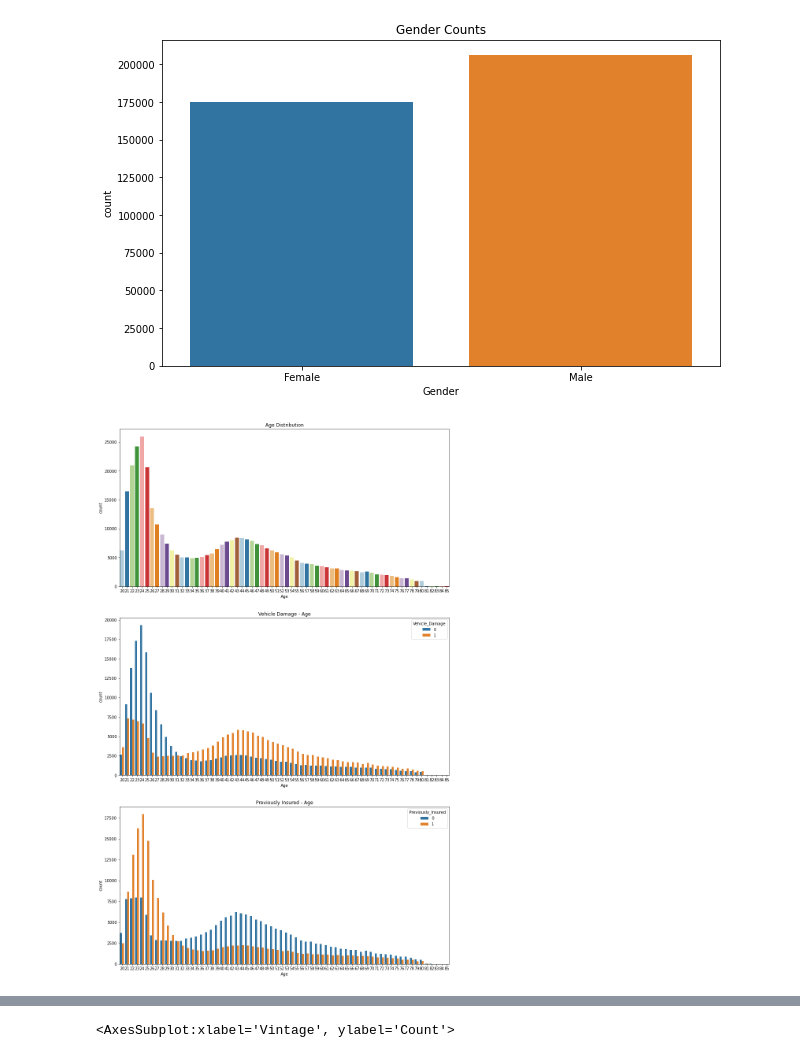
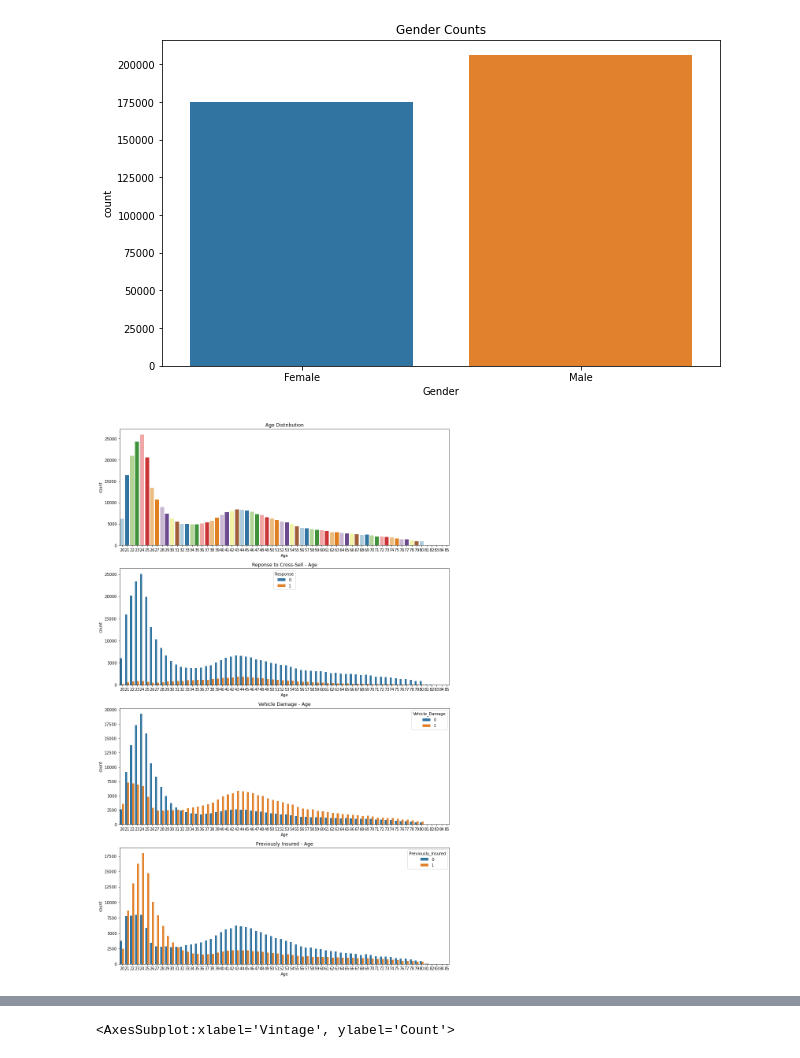
Before and after one commit to emperorner0/Auto_Insurance_Cross_Sell, a Jupyter notebook: Project_3.ipynb, the cells around one changed output, grey strips where cells are left out. Saved outputs shown, nothing was run; the diff lists cells and outputs as text; code cells hidden in the pictures.

```diff
--- a/Project_3.ipynb
+++ b/Project_3.ipynb
@@ -344,16 +344,18 @@ fig.show()
 # %% [output]
 [figure]
 # %%
-fig, ax =plt.subplots(3,1,figsize=(15,25))
+fig, ax =plt.subplots(4,1,figsize=(15,25))
 sns.countplot(data=insur, x='Age', ax=ax[0], palette='Paired')
-sns.countplot(data=insur,x='Age',hue='Vehicle_Damage',ax=ax[1])
-sns.countplot(data=insur,x='Age',hue='Previously_Insured',ax=ax[2])
+sns.countplot(data=insur,x='Age',hue='Response',ax=ax[1])
+sns.countplot(data=insur,x='Age',hue='Vehicle_Damage',ax=ax[2])
+sns.countplot(data=insur,x='Age',hue='Previously_Insured',ax=ax[3])
 ax[0].set_title('Age Distribution')
-ax[1].set_title('Vehicle Damage - Age')
-ax[2].set_title('Previously Insured - Age')
+ax[1].set_title('Reponse to Cross-Sell - Age')
+ax[2].set_title('Vehicle Damage - Age')
+ax[3].set_title('Previously Insured - Age')
 fig.show()
 # %% [output]
-[figure, old version]
+[figure, new version]
 # %%
 mean = insur.groupby('Response').mean()
 mean
```
Also changed, not shown: 1 other file.
